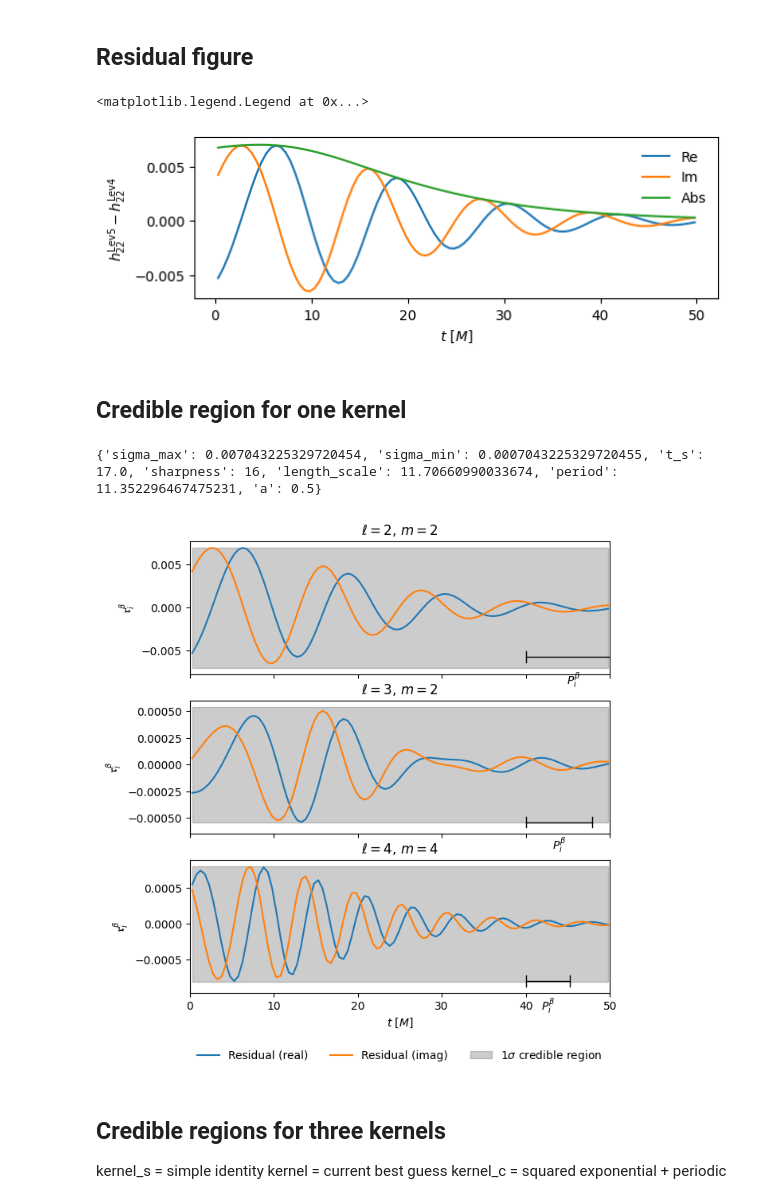
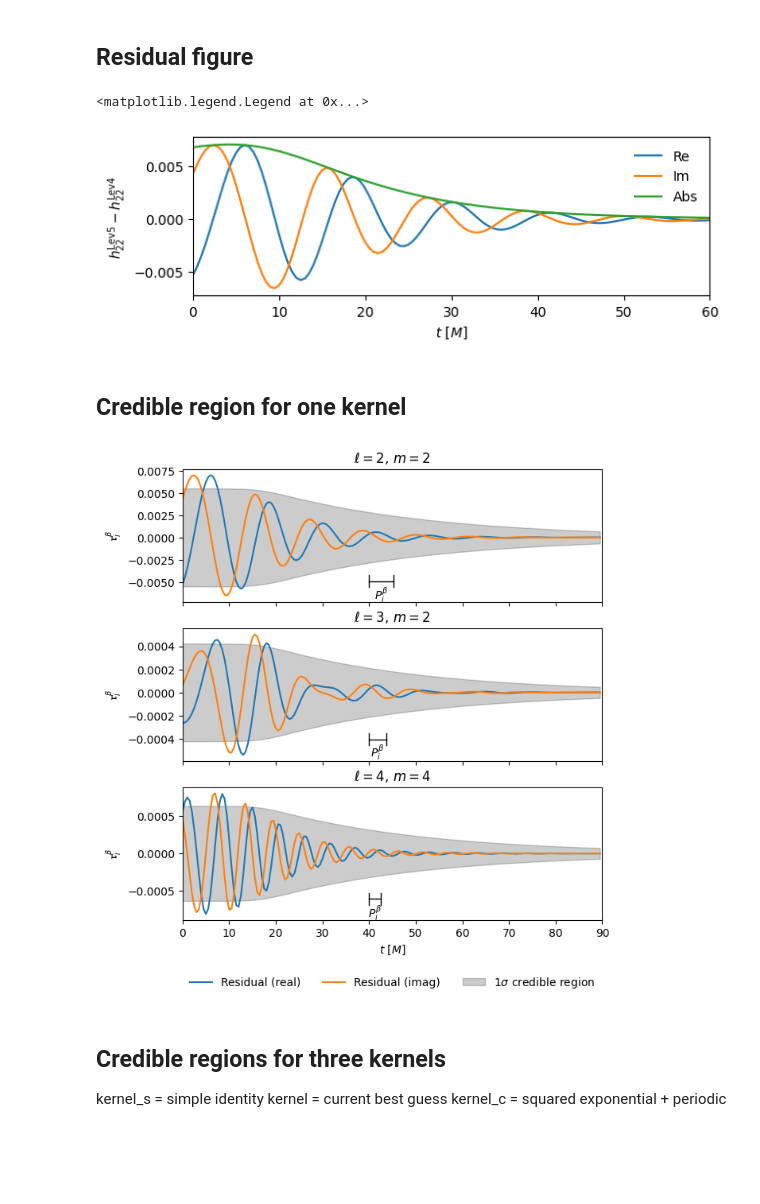
Before and after one commit to BGP-QNM-FITS/bgp_qnm_fits, a Jupyter notebook: gp_kernal_plots.ipynb, the cells around one changed output. Cells and saved outputs as stored; diff of their text form; code cells hidden in the pictures; blank space fills up the shorter version.

Commit message:
various tests on kernel scaling

```diff
--- a/gp_kernal_plots.ipynb
+++ b/gp_kernal_plots.ipynb
@@ -73,18 +57,19 @@ with open("f_dict_sim_lm.pkl", "rb") as f:
 # %%
 fig, ax = plt.subplots(figsize=(fig_width * 2, fig_height))
 
-ax.plot(analysis_times, np.real(R[2, 2][analysis_mask]), label="Re")
-ax.plot(analysis_times, np.imag(R[2, 2][analysis_mask]), label="Im")
-ax.plot(analysis_times, np.abs(R[2, 2][analysis_mask]), label="Abs")
+ax.plot(kernel_analysis_times, np.real(R_lm[2, 2]), label="Re")
+ax.plot(kernel_analysis_times, np.imag(R_lm[2, 2]), label="Im")
+ax.plot(kernel_analysis_times, np.abs(R_lm[2, 2]), label="Abs")
 
 # axs[i].set_ylabel(f'$h_{{{ell}{m}}}^\mathrm{{Lev{sim.highest_lev}}} - h_{{{ell}{m}}}^\mathrm{{Lev{sim.highest_lev-1}}}$')
 # axs[i].set_title(rf'$\ell = {ell},\, m = {m}$')
 
+ax.set_xlim(0, 60)
 ax.set_ylabel(r"$h_{22}^\mathrm{Lev5} - h_{22}^\mathrm{Lev4}$")
 ax.set_xlabel("$t \,\, [M]$")
 ax.legend(frameon=False)
 # %% [output]
 <matplotlib.legend.Legend at 0x...>
-[figure, old version]
+[figure, new version]
 # %% [markdown]
 ## Credible region for one kernel
@@ -105,25 +76,7 @@ hyperparam_rule_dict = {
-# %%
-tuning_hyperparams = [
-    1.3617638865940755,
-    -1.7508402081427596,
-    4.218088388785169,
-    0.5131512024371444,
-]
-
-tuned_param_dict = {}
-
-for mode in param_dict_sim_lm[id].keys():
-    tuned_param_dict[mode] = get_new_params(
-        param_dict_sim_lm[id][mode], tuning_hyperparams, hyperparam_rule_dict
-    )
-# %%
-print(tuned_param_dict[(2, 2)])
-# %% [output]
-{'sigma_max': 0.007043225329720454, 'sigma_min': 0.0007043225329720455, 't_s': 17.0, 'sharpness': 16, 'length_scale': 11.70660990033674, 'period': 11.352296467475231, 'a': 0.5}
 # %%
 kernel_dict = {
-    mode: kernel(analysis_times, **tuned_param_dict[mode])
-    for mode in param_dict_sim_lm[id].keys()
+    mode: compute_kernel_matrix(kernel_analysis_times, tuned_params_lm[mode], kernel_main)
+    for mode in tuned_params_lm.keys()
 }
 # %%
 spherical_modes = [(2, 2), (3, 2), (4, 4)]
@@ -135,21 +88,21 @@ fig, axs = plt.subplots(
 for i, (ell, m) in enumerate(spherical_modes):
 
     axs[i].plot(
-        analysis_times, np.real(R[ell, m])[analysis_mask], label="Residual (real)"
+        kernel_analysis_times, np.real(R_lm[ell, m]), label="Residual (real)"
     )
     axs[i].plot(
-        analysis_times, np.imag(R[ell, m])[analysis_mask], label="Residual (imag)"
+        kernel_analysis_times, np.imag(R_lm[ell, m]), label="Residual (imag)"
     )
 
     # Plot a line segment to indicate the size of 1 x axis unit
 
-    period_length = param_dict_sim_lm[id][(ell, m)]["period"]
+    period_length = tuned_params_lm[(ell, m)]["period"]
 
     axs[i].plot(
         [40, 40 + period_length],
         [
-            np.min(np.real(R[ell, m])[analysis_mask]),
-            np.min(np.real(R[ell, m])[analysis_mask]),
+            np.min(np.real(R_lm[ell, m])) * 0.75,
+            np.min(np.real(R_lm[ell, m])) * 0.75,
         ],
         "k-",
         lw=1,
@@ -157,10 +110,10 @@ for i, (ell, m) in enumerate(spherical_modes):
     axs[i].plot(
         [40, 40],
         [
-            np.min(np.real(R[ell, m])[analysis_mask])
-            - 0.05 * np.ptp(np.real(R[ell, m])[analysis_mask]),
-            np.min(np.real(R[ell, m])[analysis_mask])
-            + 0.05 * np.ptp(np.real(R[ell, m])[analysis_mask]),
+            np.min(np.real(R_lm[ell, m]))* 0.75
+            - 0.05 * np.ptp(np.real(R_lm[ell, m])),
+            np.min(np.real(R_lm[ell, m]))* 0.75
+            + 0.05 * np.ptp(np.real(R_lm[ell, m])),
         ],
         "k-",
         lw=1,
@@ -168,42 +121,42 @@ for i, (ell, m) in enumerate(spherical_modes):
     axs[i].plot(
         [40 + period_length, 40 + period_length],
         [
-            np.min(np.real(R[ell, m])[analysis_mask])
-            - 0.05 * np.ptp(np.real(R[ell, m])[analysis_mask]),
-            np.min(np.real(R[ell, m])[analysis_mask])
-            + 0.05 * np.ptp(np.real(R[ell, m])[analysis_mask]),
+            np.min(np.real(R_lm[ell, m]))* 0.75
+            - 0.05 * np.ptp(np.real(R_lm[ell, m])),
+            np.min(np.real(R_lm[ell, m]))* 0.75
+            + 0.05 * np.ptp(np.real(R_lm[ell, m])),
         ],
         "k-",
         lw=1,
     )
     axs[i].text(
         40 + period_length / 2,
-        np.min(np.real(R[ell, m])[analysis_mask])
-        - 0.25 * np.ptp(np.real(R[ell, m])[analysis_mask]),
+        np.min(np.real(R_lm[ell, m]))* 0.75
+        - 0.15 * np.ptp(np.real(R_lm[ell, m])),
         r"$P^{\beta}_i$",
         ha="center",
     )
 
     # Plot the 1-sigma credible region of the GP
     axs[i].fill_between(
-        analysis_times,
+        kernel_analysis_times,
         -np.sqrt(np.diag(kernel_dict[ell, m])),
         np.sqrt(np.diag(kernel_dict[ell, m])),
         color="black",
         alpha=0.2,
         label=r"1$\sigma$ credible region",
     )
 
     axs[i].set_title(rf"$\ell = {ell},\, m = {m}$")
-    axs[i].set_xlim(t0, t0 + T)
+    axs[i].set_xlim(0, -10 + 100)
     axs[i].set_ylabel(r"$\mathfrak{r}^{\beta}_{i}$")
 
 axs[-1].legend(frameon=False, loc="lower center", ncol=3, bbox_to_anchor=(0.5, -0.6))
 axs[-1].set_xlabel("$t \,\, [M]$")
 
 fig.savefig("credible_regions.pdf", dpi=600, bbox_inches="tight")
 # %% [output]
-[figure, old version]
+[figure, new version]
 # %% [markdown]
 ## Credible regions for three kernels
 
```
Also changed, not shown: parts of 14 cells of this notebook, 34 other files.
